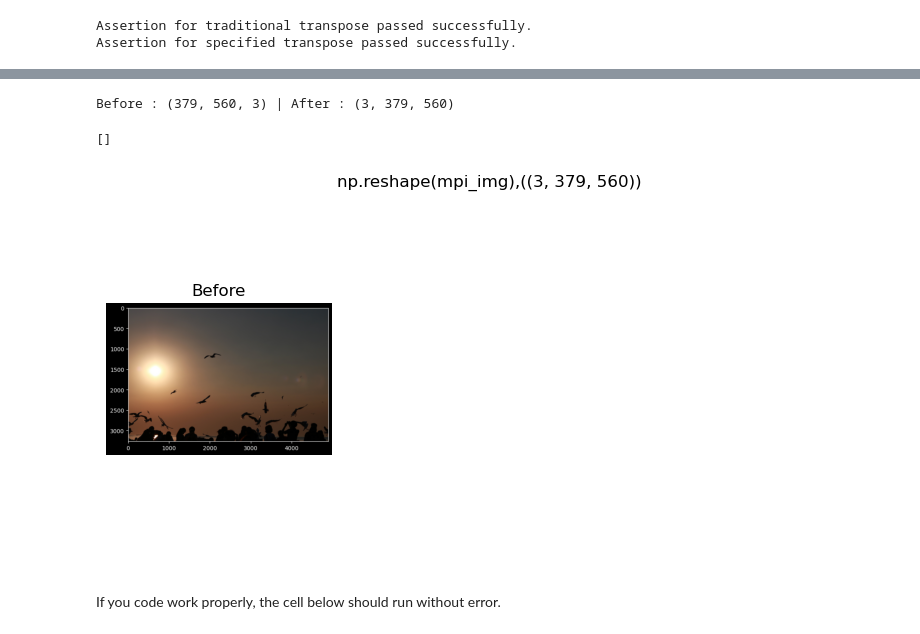
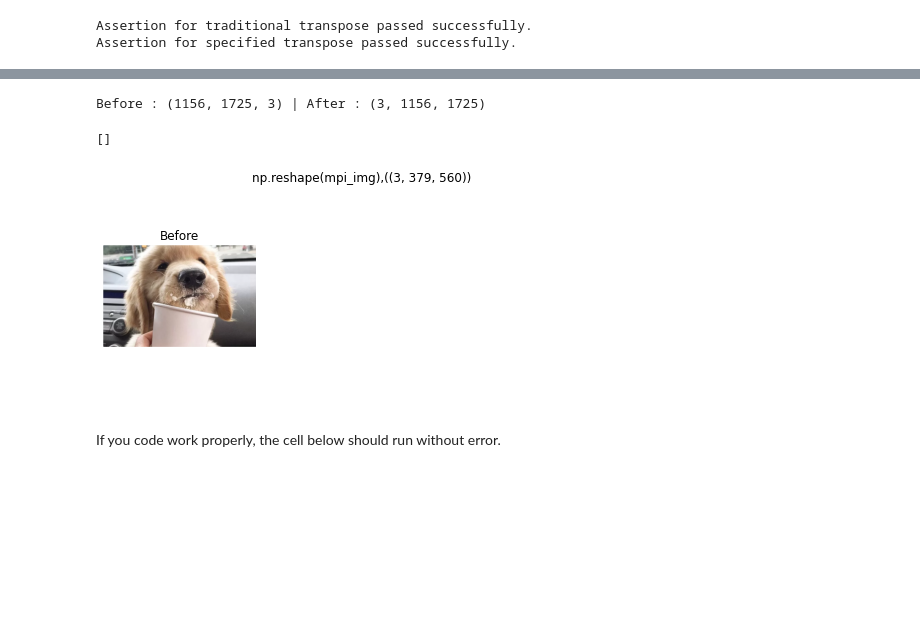
Before and after one commit to nkietwee/Image_processing-2024, a Jupyter notebook: Lab1_image-representation/Lab1_1.ipynb, the cells around one changed output, grey strips where cells are left out. Drawn from its saved outputs; the diff is of its cells as text; code cells hidden in the pictures; blank space fills up the shorter version.

```diff
--- a/Lab1_image-representation/Lab1_1.ipynb
+++ b/Lab1_image-representation/Lab1_1.ipynb
@@ -249,33 +265,33 @@ Before : (3265, 4898, 3) | After : (3, 3265, 4898)
 </details>
 # %%
 # ### START CODE HERE ###
-path = "./asset/1-3.png"
+path = "./asset/dog.png"
 mpl_img = cv2.imread(path)
 mpl_img = cv2.cvtColor(mpl_img, cv2.COLOR_BGR2RGB)
 h, w, c = mpl_img.shape
 
 reshaped_reshape = np.reshape(mpl_img, (c, h, w))
 print('Before :',mpl_img.shape,'| After :',reshaped_reshape.shape)
 
 fig, axs = plt.subplots(1, 2)
 
-axs[0].imshow(mpl_img)
+axs[0].imshow(mpl_img, cmaps='gray')
 axs[0].set_title('Before')
 axs[0].axis('off')
 
 # axs[1].imshow(reshaped_reshape)
 # axs[1].imshow(reshaped_reshape[0], cmap='Reds')
 axs[1].set_title('np.reshape(mpi_img),((3, 379, 560))')
 axs[1].axis('off')
 
 plt.plot()
 
 
 # ### END CODE HERE ###
 # %% [output]
-Before : (379, 560, 3) | After : (3, 379, 560)
+Before : (1156, 1725, 3) | After : (3, 1156, 1725)
 []
-[figure, old version]
+[figure, new version]
 # %% [markdown]
 If you code work properly, the cell below should run without error.
 # %%
```
Also changed, not shown: parts of 6 cells of this notebook, 1 other file.
